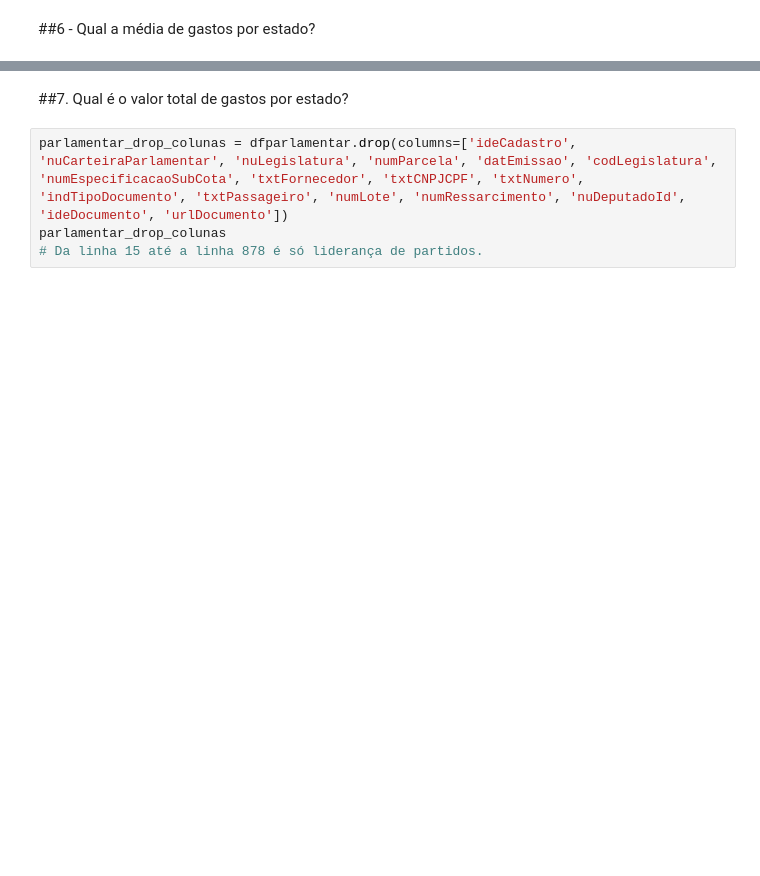
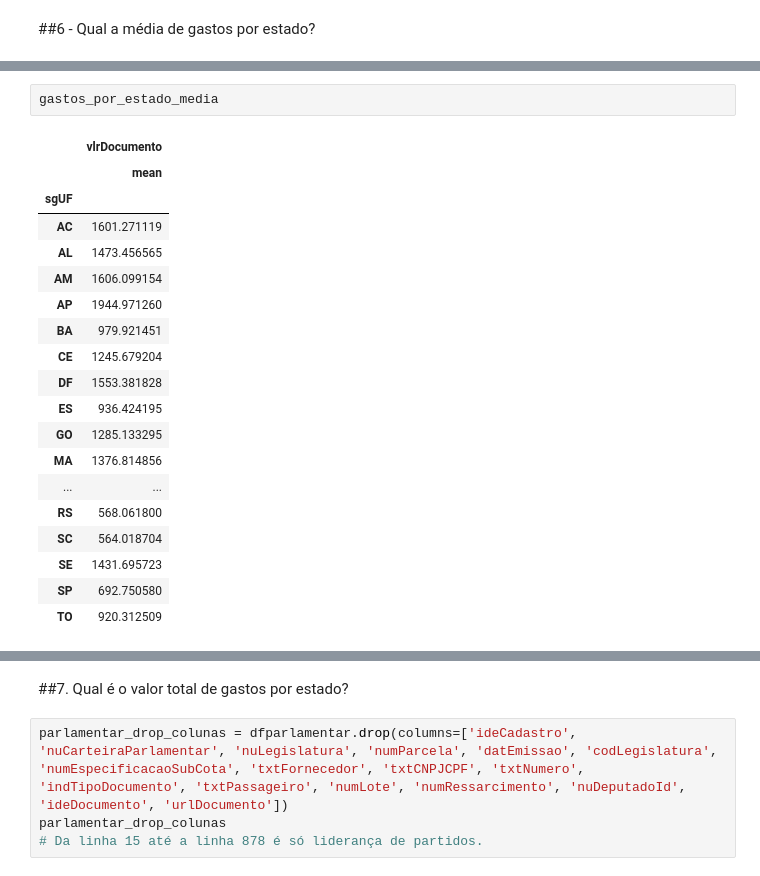
Before and after one commit to Reinaldos/-Reinaldos-livro_Intro-a-programacao-com-PYTHON, a Jupyter notebook: Projeto_5.ipynb, the cells around one changed output, grey strips where cells are left out. Saved outputs shown, nothing was run; the diff lists cells and outputs as text; blank space fills up the shorter version.

```diff
--- a/Projeto_5.ipynb
+++ b/Projeto_5.ipynb
@@ -829,0 +766,22 @@ gastosporestado.agg({'vlrDocumento': ['mean', 'min', 'max']}).copy()
+# %%
+gastos_por_estado_media
+# %% [output]
+|  | vlrDocumento |
+|  | mean |
+| sgUF |  |
+| AC | 1601.271119 |
+| AL | 1473.456565 |
+| AM | 1606.099154 |
+| AP | 1944.971260 |
+| BA | 979.921451 |
+| CE | 1245.679204 |
+| DF | 1553.381828 |
+| ES | 936.424195 |
+| GO | 1285.133295 |
+| MA | 1376.814856 |
+| ... | ... |
+| RS | 568.061800 |
+| SC | 564.018704 |
+| SE | 1431.695723 |
+| SP | 692.750580 |
+| TO | 920.312509 |
```
Also changed, not shown: parts of 23 cells of this notebook.
